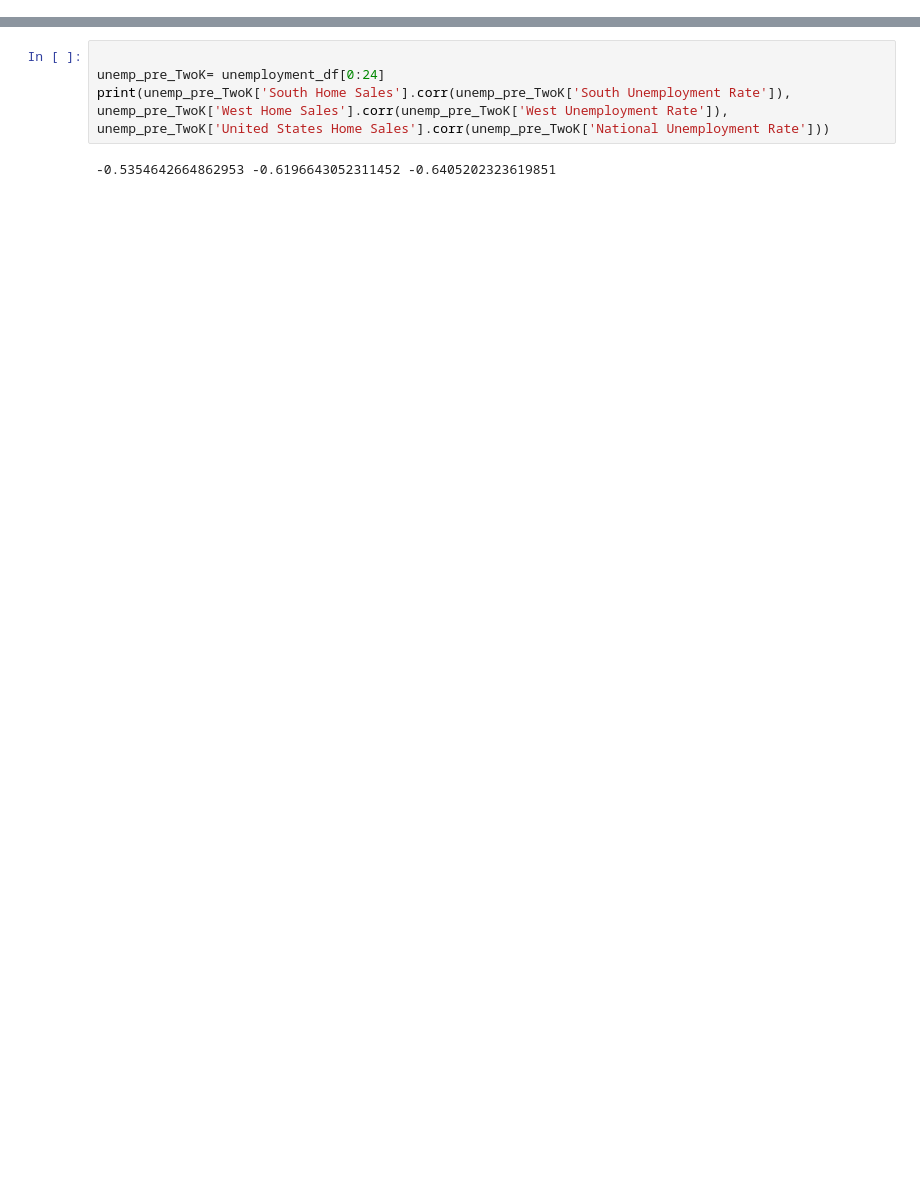
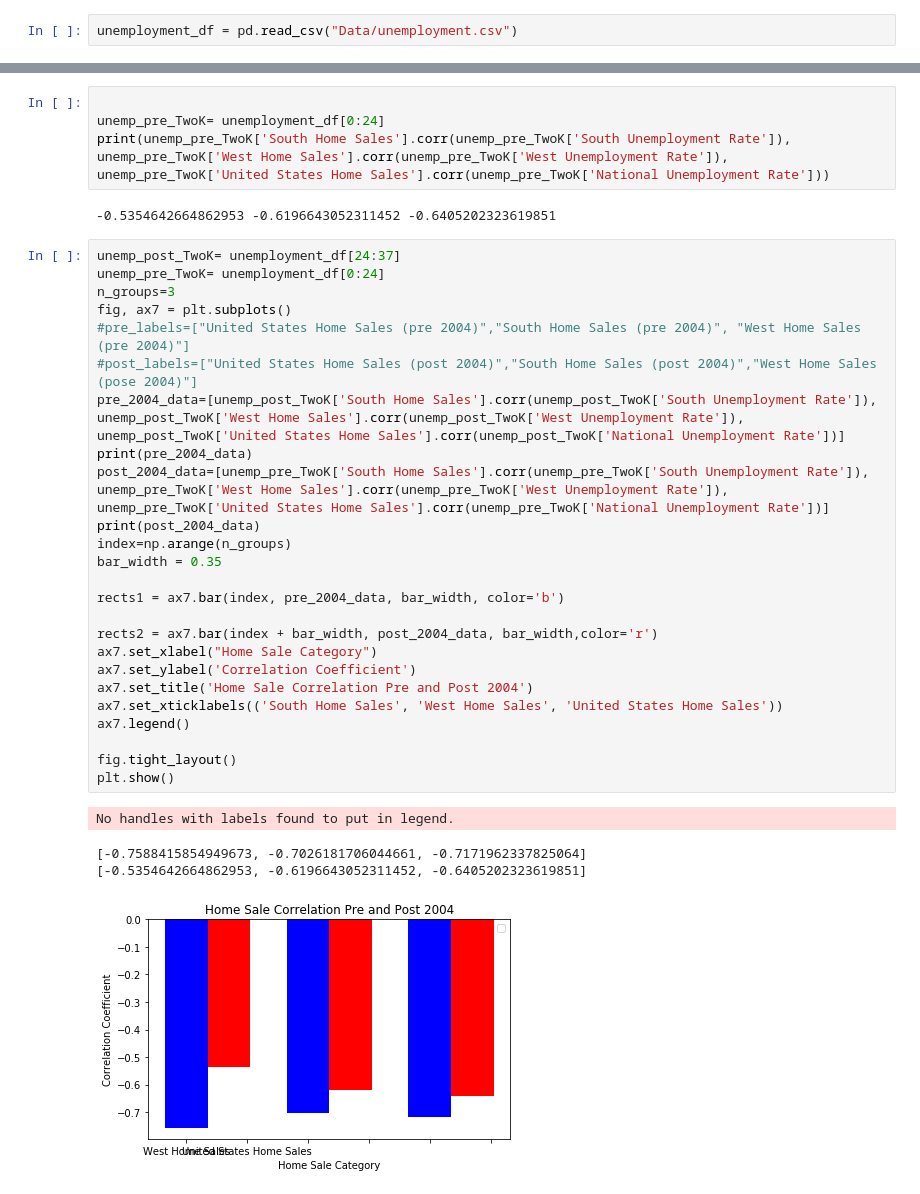
Before and after one commit to CarlosCocuy/ProjectRepo, a Jupyter notebook: unemployment_analysis.ipynb, the cells around one changed output, grey strips where cells are left out. Drawn from its saved outputs; the diff is of its cells as text; blank space fills up the shorter version.

Commit message:
bar graph added

```diff
--- a/unemployment_analysis.ipynb
+++ b/unemployment_analysis.ipynb
@@ -102,3 +7,5 @@ unemployment_df.head()
+# %%
+unemployment_df = pd.read_csv("Data/unemployment.csv")
 # %%
 natl_home_sales=[]
 for sale in unemployment_df["United States Home Sales"]:
@@ -199,3 +106,37 @@ unemp_pre_TwoK['West Home Sales'].corr(unemp_pre_TwoK['West Unemployment Rate'])
 unemp_pre_TwoK['United States Home Sales'].corr(unemp_pre_TwoK['National Unemployment Rate']))
 # %% [output]
 -0.5354642664862953 -0.6196643052311452 -0.6405202323619851
+# %%
+unemp_post_TwoK= unemployment_df[24:37]
+unemp_pre_TwoK= unemployment_df[0:24]
+n_groups=3
+fig, ax7 = plt.subplots()
+#pre_labels=["United States Home Sales (pre 2004)","South Home Sales (pre 2004)", "West Home Sales (pre 2004)"]
+#post_labels=["United States Home Sales (post 2004)","South Home Sales (post 2004)","West Home Sales (pose 2004)"]
+pre_2004_data=[unemp_post_TwoK['South Home Sales'].corr(unemp_post_TwoK['South Unemployment Rate']),
+unemp_post_TwoK['West Home Sales'].corr(unemp_post_TwoK['West Unemployment Rate']),
+unemp_post_TwoK['United States Home Sales'].corr(unemp_post_TwoK['National Unemployment Rate'])]
+print(pre_2004_data)
+post_2004_data=[unemp_pre_TwoK['South Home Sales'].corr(unemp_pre_TwoK['South Unemployment Rate']),
+unemp_pre_TwoK['West Home Sales'].corr(unemp_pre_TwoK['West Unemployment Rate']),
+unemp_pre_TwoK['United States Home Sales'].corr(unemp_pre_TwoK['National Unemployment Rate'])]
+print(post_2004_data)
+index=np.arange(n_groups)
+bar_width = 0.35
+
+rects1 = ax7.bar(index, pre_2004_data, bar_width, color='b')
+
+rects2 = ax7.bar(index + bar_width, post_2004_data, bar_width,color='r')
+ax7.set_xlabel("Home Sale Category")
+ax7.set_ylabel('Correlation Coefficient')
+ax7.set_title('Home Sale Correlation Pre and Post 2004')
+ax7.set_xticklabels(('South Home Sales', 'West Home Sales', 'United States Home Sales'))
+ax7.legend()
+
+fig.tight_layout()
+plt.show()
+# %% [output]
+No handles with labels found to put in legend.
+[-0.7588415854949673, -0.7026181706044661, -0.7171962337825064]
+[-0.5354642664862953, -0.6196643052311452, -0.6405202323619851]
+[figure, added]
```
Also changed, not shown: parts of 11 cells of this notebook.
